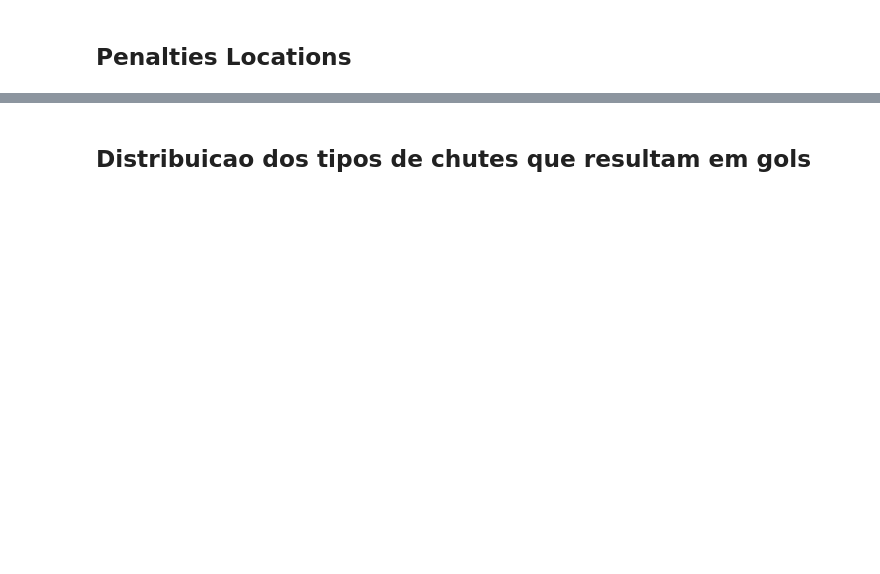
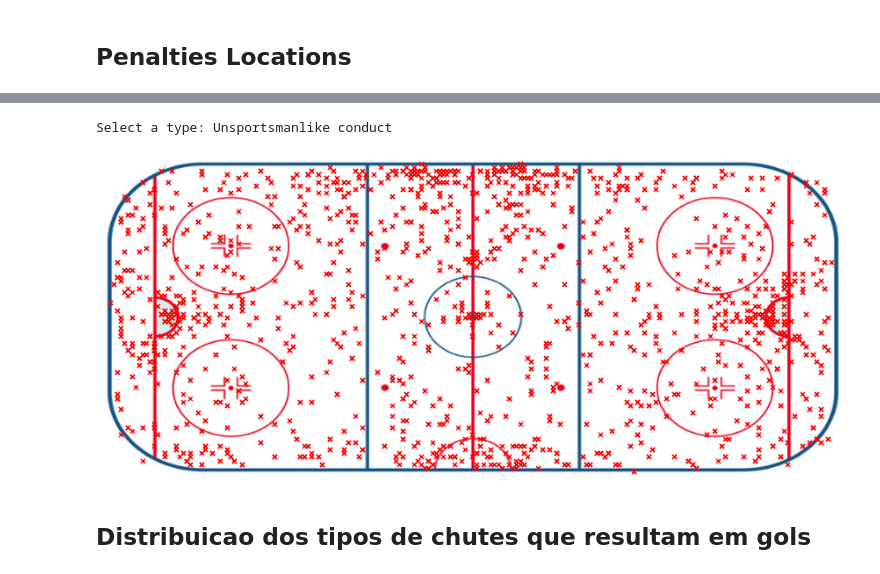
Before and after one commit to DanOakStats/NHL, a Jupyter notebook: data_cleaning.ipynb, the cells around one changed output, grey strips where cells are left out. Cells and saved outputs as stored; diff of their text form; code cells hidden in the pictures; blank space fills up the shorter version.

```diff
--- a/data_cleaning.ipynb
+++ b/data_cleaning.ipynb
@@ -664,2 +684,5 @@ plt.tight_layout()
 # %% [markdown]
 ## Penalties Locations
+# %%
+# list with name of all penalties
+penalties_list = list(penalties['secondaryType'].unique())
@@ -666,11 +707,18 @@ plt.tight_layout()
 # %%
+# loading rink img
 img = plt.imread('images/rink.png')
-fig, ax = plt.subplots(figsize=(12, 10))
-ax.imshow(img, extent=[-101, 101, -42.9, 42.9])
-penalty = input("Select a type: ")
-penalties[penalties['secondaryType']== penalty].plot.scatter(x='x',y='y',s=15, ax=ax)
+fig, ax = plt.subplots(figsize=(12, 10)) # creating figure
+ax.imshow(img, extent=[-101, 101, -42.9, 42.9]) # setting limits for img
+penalty = input("Select a type: ") # user choice
+# for loop for
+for item in penalties_list:
+    if penalty == item:
+        penalties[penalties['secondaryType']== penalty].plot.scatter(x='x',y='y',s=25, marker='x', c='red', ax=ax)
 
 plt.axis(False)
 plt.tight_layout()
+# %% [output]
+Select a type: Unsportsmanlike conduct
+[figure, added]
 # %% [markdown]
 ## Distribuicao dos tipos de chutes que resultam em gols
```
Also changed, not shown: parts of 22 cells of this notebook.
